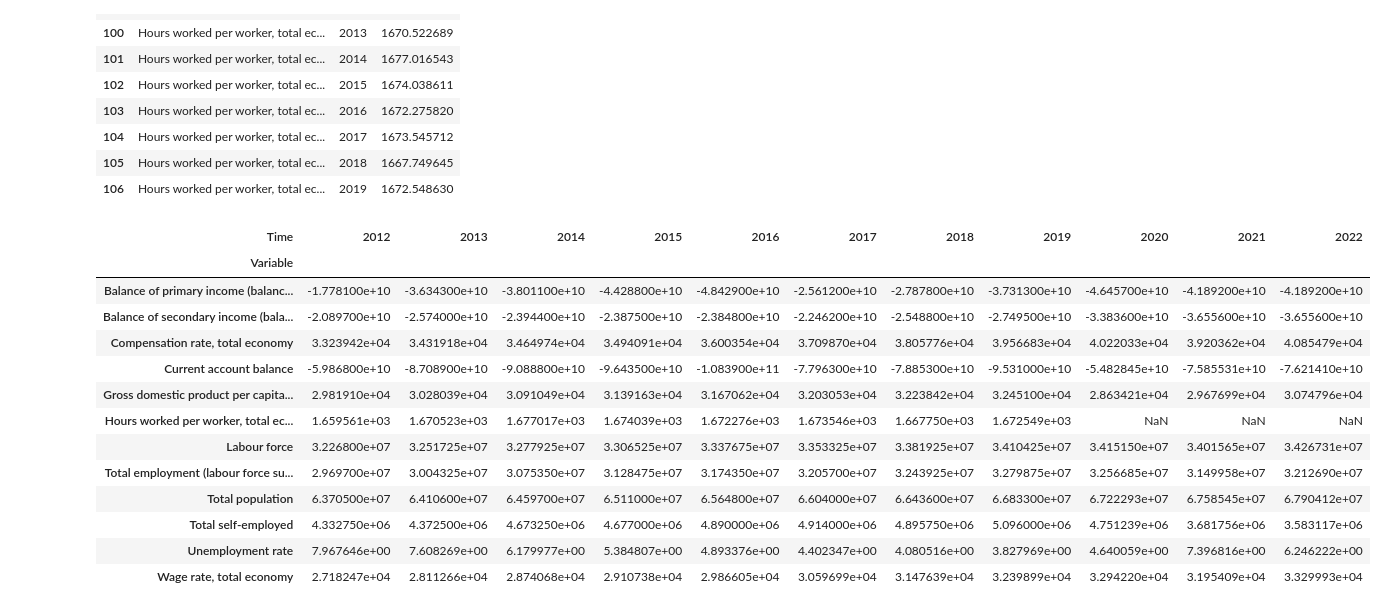
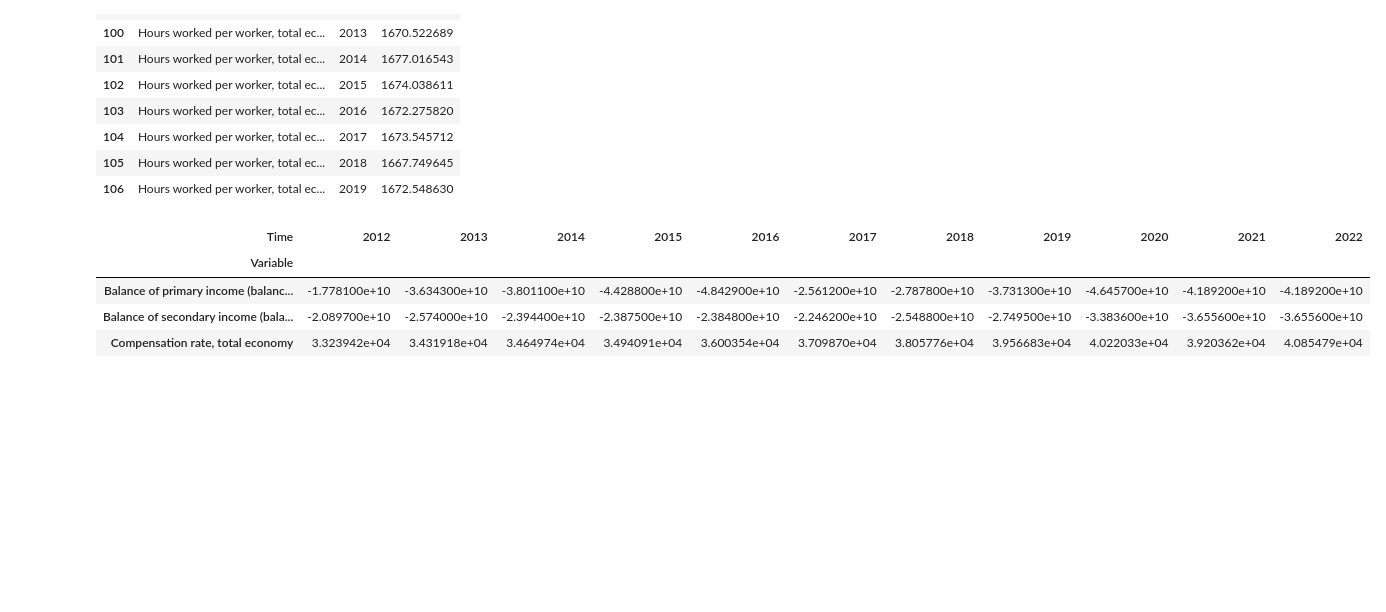
Before and after one commit to MShoaibManzoor/DHV-Infographics-Project, a Jupyter notebook: batchtest.ipynb, the cells around one changed output. Cells and saved outputs as stored; diff of their text form; code cells hidden in the pictures; blank space fills up the shorter version.

```diff
--- a/batchtest.ipynb
+++ b/batchtest.ipynb
@@ -34,21 +35,12 @@ df[df['Variable']== 'Hours worked per worker, total economy']
 # %%
 grouped_df = df.groupby(['Time', 'Variable'])['Value'].sum().reset_index()
 pivot_df = grouped_df.pivot(index='Variable', columns='Time', values='Value')
-pivot_df
+pivot_df.head(3)
 # %% [output]
 | Time | 2012 | 2013 | 2014 | 2015 | 2016 | 2017 | 2018 | 2019 | 2020 | 2021 | 2022 |
 | Variable |  |  |  |  |  |  |  |  |  |  |  |
 | Balance of primary income (balanc... | -1.778100e+10 | -3.634300e+10 | -3.801100e+10 | -4.428800e+10 | -4.842900e+10 | -2.561200e+10 | -2.787800e+10 | -3.731300e+10 | -4.645700e+10 | -4.189200e+10 | -4.189200e+10 |
 | Balance of secondary income (bala... | -2.089700e+10 | -2.574000e+10 | -2.394400e+10 | -2.387500e+10 | -2.384800e+10 | -2.246200e+10 | -2.548800e+10 | -2.749500e+10 | -3.383600e+10 | -3.655600e+10 | -3.655600e+10 |
 | Compensation rate, total economy | 3.323942e+04 | 3.431918e+04 | 3.464974e+04 | 3.494091e+04 | 3.600354e+04 | 3.709870e+04 | 3.805776e+04 | 3.956683e+04 | 4.022033e+04 | 3.920362e+04 | 4.085479e+04 |
-| Current account balance | -5.986800e+10 | -8.708900e+10 | -9.088800e+10 | -9.643500e+10 | -1.083900e+11 | -7.796300e+10 | -7.885300e+10 | -9.531000e+10 | -5.482845e+10 | -7.585531e+10 | -7.621410e+10 |
-| Gross domestic product per capita... | 2.981910e+04 | 3.028039e+04 | 3.091049e+04 | 3.139163e+04 | 3.167062e+04 | 3.203053e+04 | 3.223842e+04 | 3.245100e+04 | 2.863421e+04 | 2.967699e+04 | 3.074796e+04 |
-| Hours worked per worker, total ec... | 1.659561e+03 | 1.670523e+03 | 1.677017e+03 | 1.674039e+03 | 1.672276e+03 | 1.673546e+03 | 1.667750e+03 | 1.672549e+03 | NaN | NaN | NaN |
-| Labour force | 3.226800e+07 | 3.251725e+07 | 3.277925e+07 | 3.306525e+07 | 3.337675e+07 | 3.353325e+07 | 3.381925e+07 | 3.410425e+07 | 3.415150e+07 | 3.401565e+07 | 3.426731e+07 |
-| Total employment (labour force su... | 2.969700e+07 | 3.004325e+07 | 3.075350e+07 | 3.128475e+07 | 3.174350e+07 | 3.205700e+07 | 3.243925e+07 | 3.279875e+07 | 3.256685e+07 | 3.149958e+07 | 3.212690e+07 |
-| Total population | 6.370500e+07 | 6.410600e+07 | 6.459700e+07 | 6.511000e+07 | 6.564800e+07 | 6.604000e+07 | 6.643600e+07 | 6.683300e+07 | 6.722293e+07 | 6.758545e+07 | 6.790412e+07 |
-| Total self-employed | 4.332750e+06 | 4.372500e+06 | 4.673250e+06 | 4.677000e+06 | 4.890000e+06 | 4.914000e+06 | 4.895750e+06 | 5.096000e+06 | 4.751239e+06 | 3.681756e+06 | 3.583117e+06 |
-| Unemployment rate | 7.967646e+00 | 7.608269e+00 | 6.179977e+00 | 5.384807e+00 | 4.893376e+00 | 4.402347e+00 | 4.080516e+00 | 3.827969e+00 | 4.640059e+00 | 7.396816e+00 | 6.246222e+00 |
-| Wage rate, total economy | 2.718247e+04 | 2.811266e+04 | 2.874068e+04 | 2.910738e+04 | 2.986605e+04 | 3.059699e+04 | 3.147639e+04 | 3.239899e+04 | 3.294220e+04 | 3.195409e+04 | 3.329993e+04 |
 # %%
 df_filled = pivot_df.apply(lambda row: row.fillna(row.mean()), axis=1)
```
Also changed, not shown: parts of 5 cells of this notebook, 1 other file.
